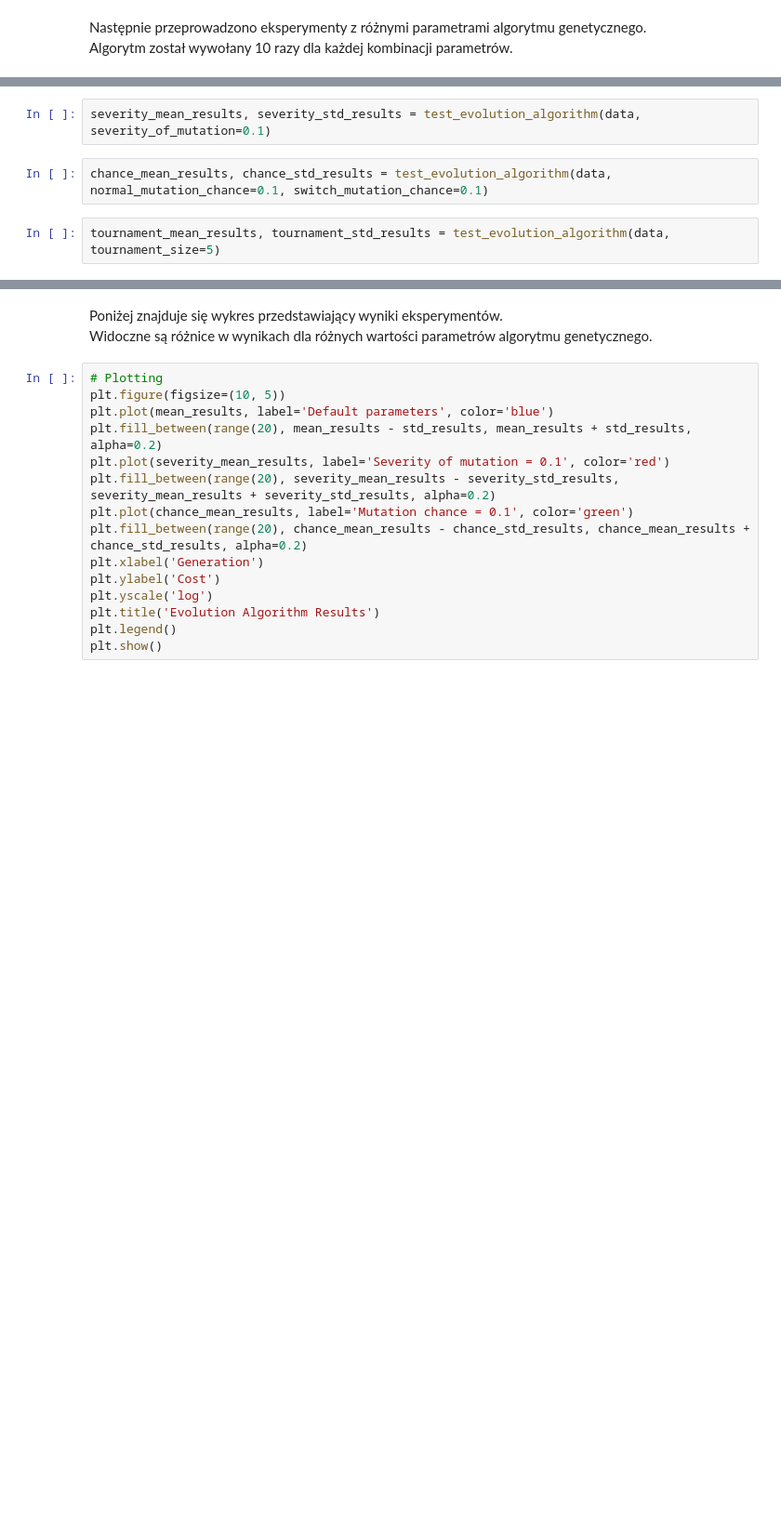
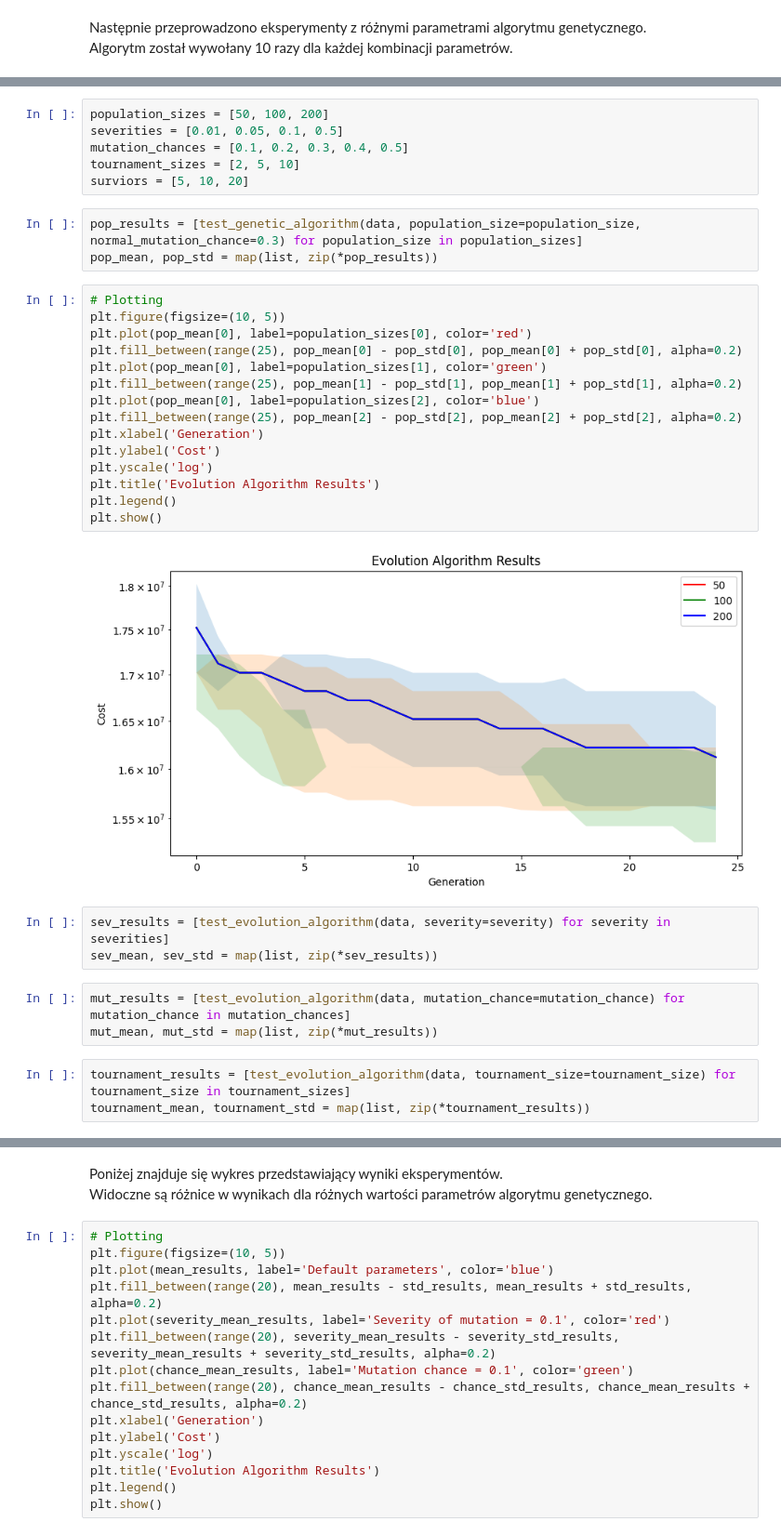
Before and after one commit to brzoza6538/network_constraints, a Jupyter notebook: network_constraints.ipynb, the cells around one changed output, grey strips where cells are left out. Shown at 93% size. Drawn from its saved outputs; the diff is of its cells as text; blank space fills up the shorter version.

```diff
--- a/network_constraints.ipynb
+++ b/network_constraints.ipynb
@@ -36,6 +36,35 @@ mean_results, std_results = test_evolution_algorithm(data)
-# %%
-severity_mean_results, severity_std_results = test_evolution_algorithm(data, severity_of_mutation=0.1)
-# %%
-chance_mean_results, chance_std_results = test_evolution_algorithm(data, normal_mutation_chance=0.1, switch_mutation_chance=0.1)
-# %%
-tournament_mean_results, tournament_std_results = test_evolution_algorithm(data, tournament_size=5)
+# %%
+population_sizes = [50, 100, 200]
+severities = [0.01, 0.05, 0.1, 0.5]
+mutation_chances = [0.1, 0.2, 0.3, 0.4, 0.5]
+tournament_sizes = [2, 5, 10]
+surviors = [5, 10, 20]
+# %%
+pop_results = [test_genetic_algorithm(data, population_size=population_size, normal_mutation_chance=0.3) for population_size in population_sizes]
+pop_mean, pop_std = map(list, zip(*pop_results))
+# %%
+# Plotting
+plt.figure(figsize=(10, 5))
+plt.plot(pop_mean[0], label=population_sizes[0], color='red')
+plt.fill_between(range(25), pop_mean[0] - pop_std[0], pop_mean[0] + pop_std[0], alpha=0.2)
+plt.plot(pop_mean[0], label=population_sizes[1], color='green')
+plt.fill_between(range(25), pop_mean[1] - pop_std[1], pop_mean[1] + pop_std[1], alpha=0.2)
+plt.plot(pop_mean[0], label=population_sizes[2], color='blue')
+plt.fill_between(range(25), pop_mean[2] - pop_std[2], pop_mean[2] + pop_std[2], alpha=0.2)
+plt.xlabel('Generation')
+plt.ylabel('Cost')
+plt.yscale('log')
+plt.title('Evolution Algorithm Results')
+plt.legend()
+plt.show()
+# %% [output]
+[figure, added]
+# %%
+sev_results = [test_evolution_algorithm(data, severity=severity) for severity in severities]
+sev_mean, sev_std = map(list, zip(*sev_results))
+# %%
+mut_results = [test_evolution_algorithm(data, mutation_chance=mutation_chance) for mutation_chance in mutation_chances]
+mut_mean, mut_std = map(list, zip(*mut_results))
+# %%
+tournament_results = [test_evolution_algorithm(data, tournament_size=tournament_size) for tournament_size in tournament_sizes]
+tournament_mean, tournament_std = map(list, zip(*tournament_results))
```
Also changed, not shown: parts of 4 cells of this notebook.
